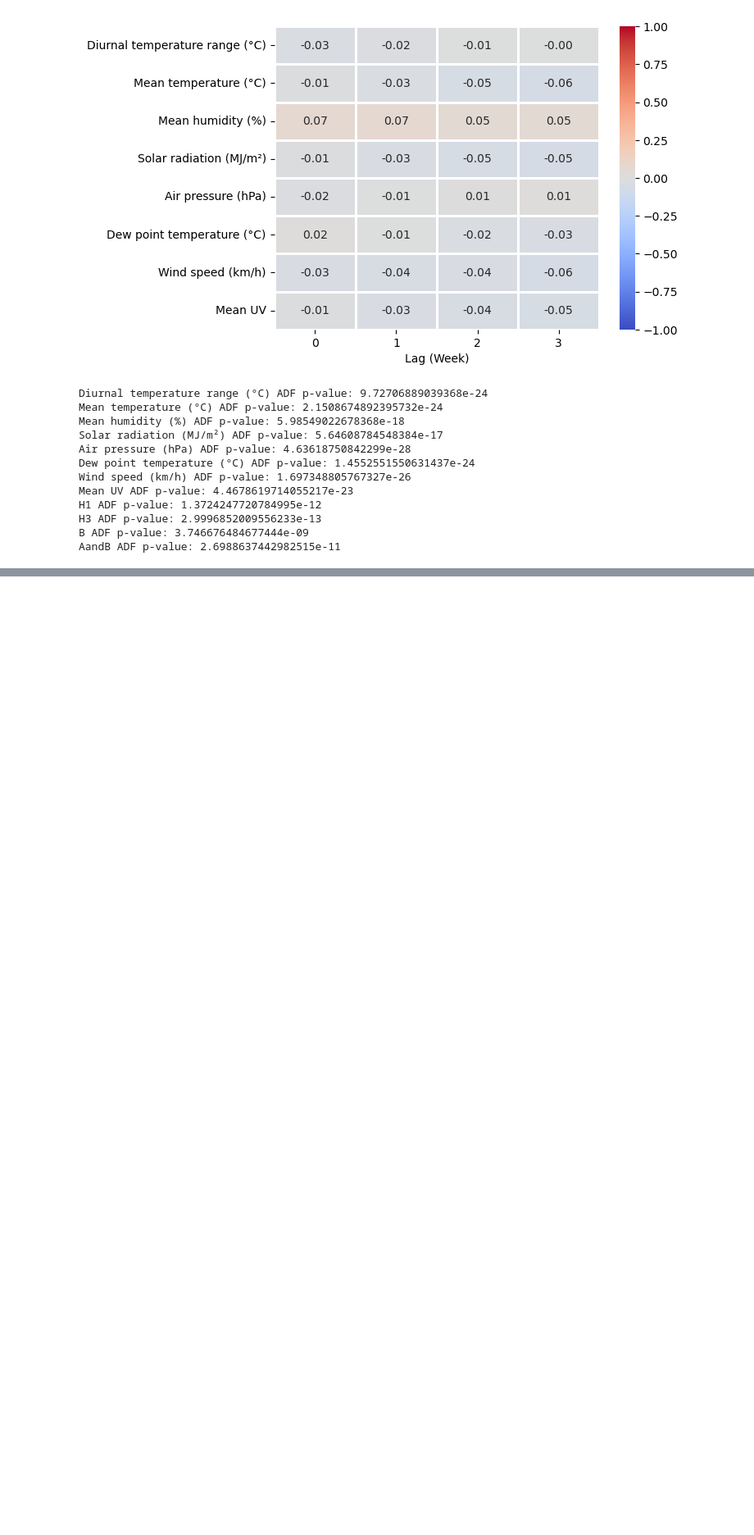
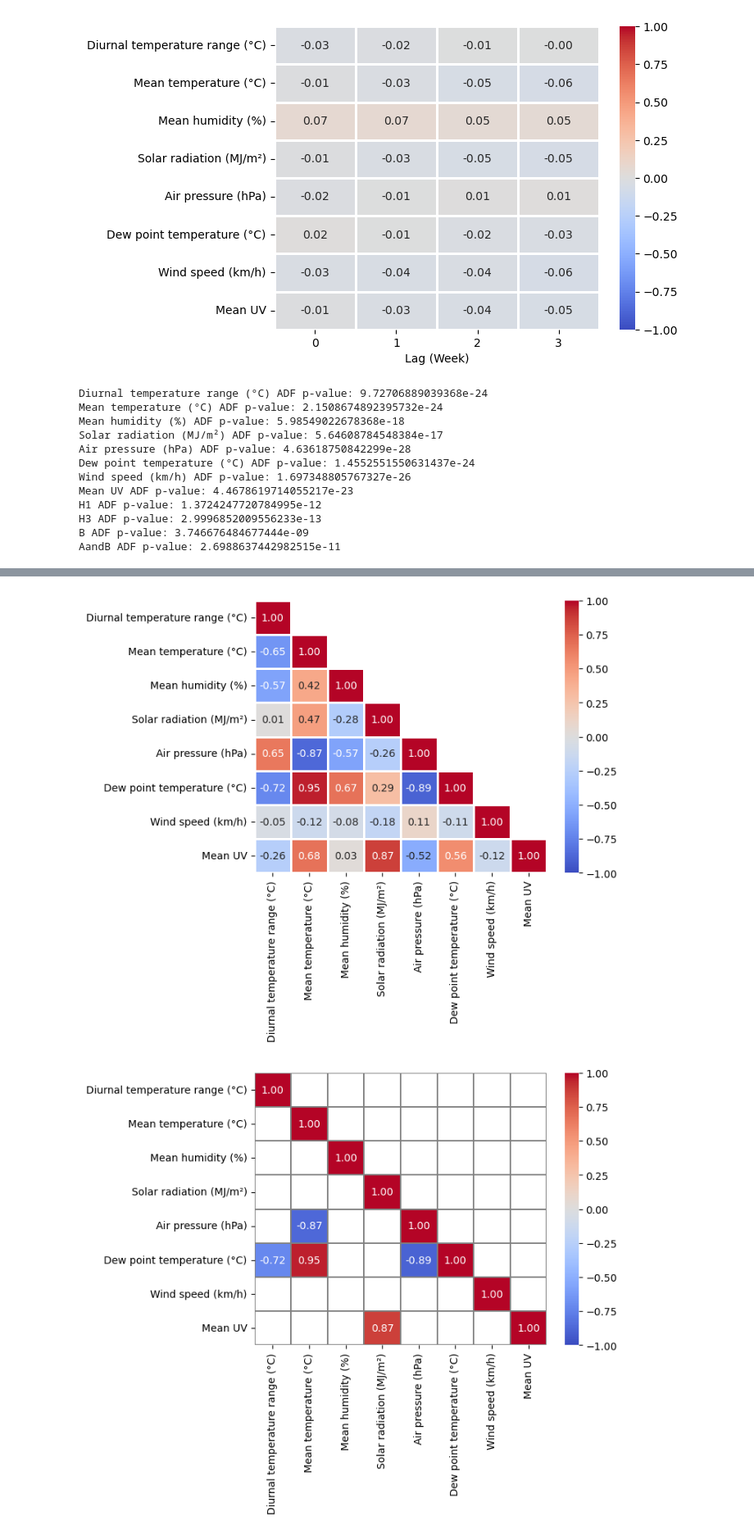
Before and after one commit to yansk1101/4096_dsproject, a Jupyter notebook: EDA.ipynb, the cells around one changed output, grey strips where cells are left out. Shown at 82% size. Saved outputs shown, nothing was run; the diff lists cells and outputs as text; code cells hidden in the pictures; blank space fills up the shorter version.

```diff
--- a/EDA.ipynb
+++ b/EDA.ipynb
@@ -368,3 +335,24 @@ Critical Value (1%, 5%, 10%): [-3.90520891 -3.34101462 -3.04783928]
+# %%
+corr_weather = df[mete_col].corr()
+
+for i in range(0, 8):
+    for j in range(i+1, 8):
+        corr_weather.iloc[i, j] = np.nan
+
+sns.heatmap(corr_weather, annot=True, cmap="coolwarm", vmin=-1, vmax=1, fmt=".2f", linewidth=1)
+plt.show()
+
+for i in range(7, 0, -1):
+    for j in range(i-1, -1, -1):
+            if ((corr_weather.iloc[i, j] < 0.7) and (corr_weather.iloc[i, j] > -0.7)):
+                corr_weather.iloc[i, j] = np.nan
+
+
+sns.heatmap(corr_weather, annot=True, cmap="coolwarm", vmin=-1, vmax=1, fmt=".2f", linewidth=0.1, linecolor="gray")
+plt.show()
+# %% [output]
+[figure, added]
+[figure, added]
 # %%
 # Test for mutlicollinearity with VIF
 X = df[mete_col]
```
Also changed, not shown: parts of 9 cells of this notebook, 5 other files.
